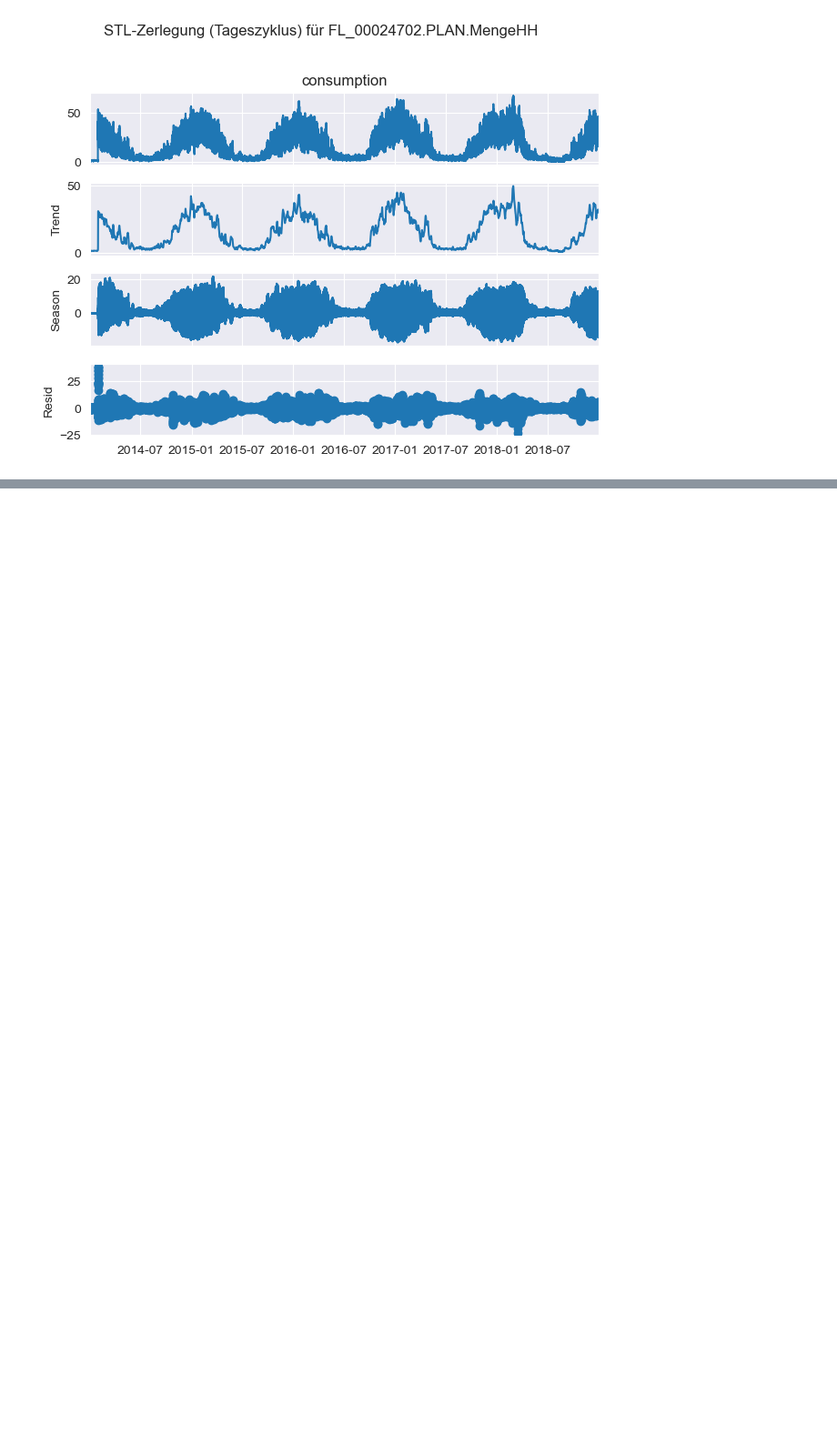
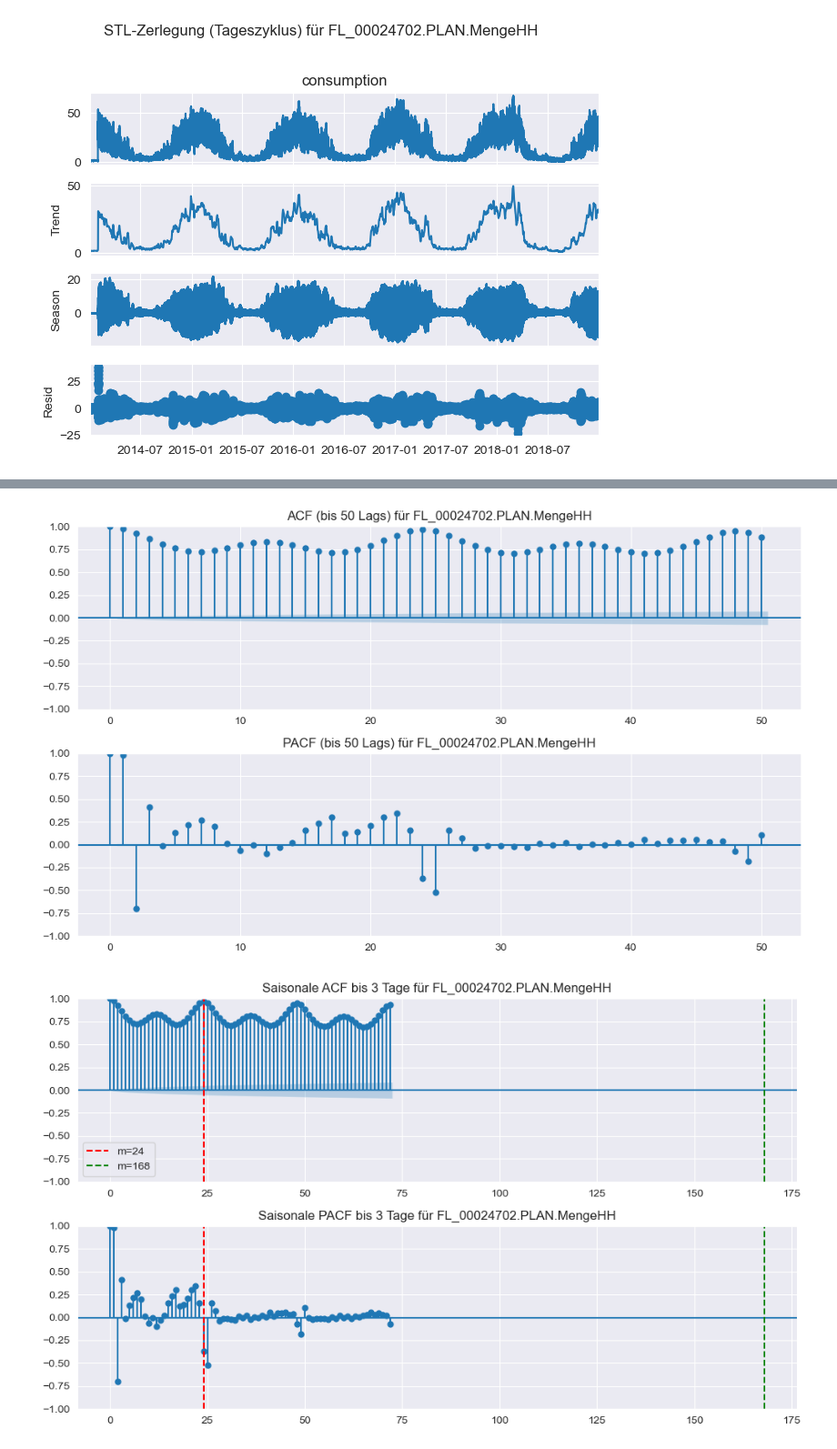
Before and after one commit to johannesgl4d0s/ersatzwerte_project, a Jupyter notebook: notebooks/05_model_identification_sarimax.ipynb, the cells around one changed output, grey strips where cells are left out. Shown at 91% size. Drawn from its saved outputs; the diff is of its cells as text; code cells hidden in the pictures; blank space fills up the shorter version.

```diff
--- a/notebooks/05_model_identification_sarimax.ipynb
+++ b/notebooks/05_model_identification_sarimax.ipynb
@@ -338,0 +424,32 @@ plt.show()
+# %%
+
+# Wähle eine Beispielserie zum Identifizieren der AR- und MA-Ordnung
+example_key = list(series_dfs.keys())[0]
+ts = series_dfs[example_key]['consumption'].dropna()
+
+# 1) ACF und PACF für kurze Lags (z.B. bis 50 Stunden)
+fig, axes = plt.subplots(2, 1, figsize=(10, 6))
+plot_acf(ts, lags=50, ax=axes[0])
+axes[0].set_title(f'ACF (bis 50 Lags) für {example_key}')
+plot_pacf(ts, lags=50, ax=axes[1])
+axes[1].set_title(f'PACF (bis 50 Lags) für {example_key}')
+plt.tight_layout()
+plt.show()
+
+# 2) Saisonale ACF/PACF für längere Lags (z.B. 0–2×Tages- oder Wochenzyklus)
+fig, axes = plt.subplots(2, 1, figsize=(10, 6))
+plot_acf(ts, lags=24*3, ax=axes[0])    # bis 3 Tage
+axes[0].axvline(24, color='r', linestyle='--', label='m=24')
+axes[0].axvline(168, color='g', linestyle='--', label='m=168')
+axes[0].legend()
+axes[0].set_title(f'Saisonale ACF bis 3 Tage für {example_key}')
+
+plot_pacf(ts, lags=24*3, ax=axes[1])
+axes[1].axvline(24, color='r', linestyle='--')
+axes[1].axvline(168, color='g', linestyle='--')
+axes[1].set_title(f'Saisonale PACF bis 3 Tage für {example_key}')
+plt.tight_layout()
+plt.show()
+# %% [output]
+[figure, added]
+[figure, added]
```
Also changed, not shown: parts of 5 cells of this notebook, 21 other files.
